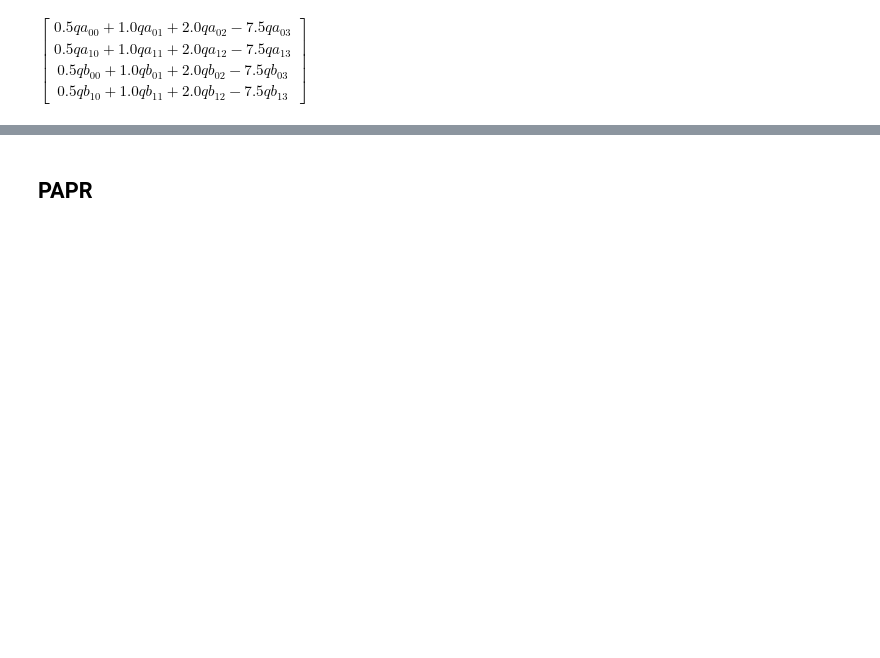
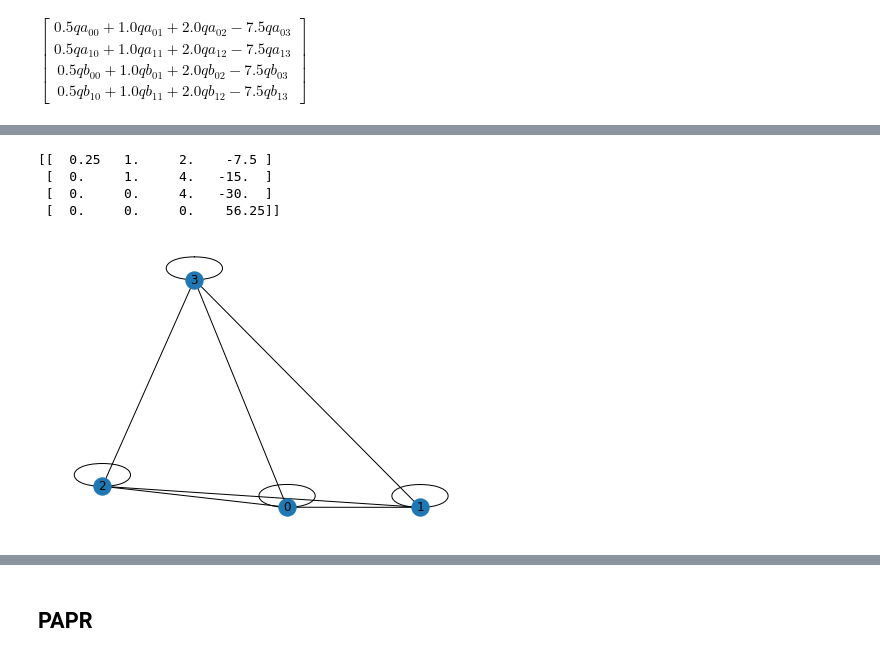
Before and after one commit to DBern97/Dwave-RAN-algs, a Jupyter notebook: ocean_trial_runs.ipynb, the cells around one changed output, grey strips where cells are left out. Saved outputs shown, nothing was run; the diff lists cells and outputs as text; code cells hidden in the pictures; blank space fills up the shorter version.

```diff
--- a/ocean_trial_runs.ipynb
+++ b/ocean_trial_runs.ipynb
@@ -726,0 +990,12 @@ TypeError: No matching signature found
+# %%
+smaller = Qubo_L2[:4, :4]
+print(smaller)
+
+G = nx.from_numpy_matrix(smaller)
+nx.draw(G, with_labels=True)
+# %% [output]
+[[  0.25   1.     2.    -7.5 ]
+ [  0.     1.     4.   -15.  ]
+ [  0.     0.     4.   -30.  ]
+ [  0.     0.     0.    56.25]]
+[figure, added]
```
Also changed, not shown: parts of 69 cells of this notebook, 3 other files.
